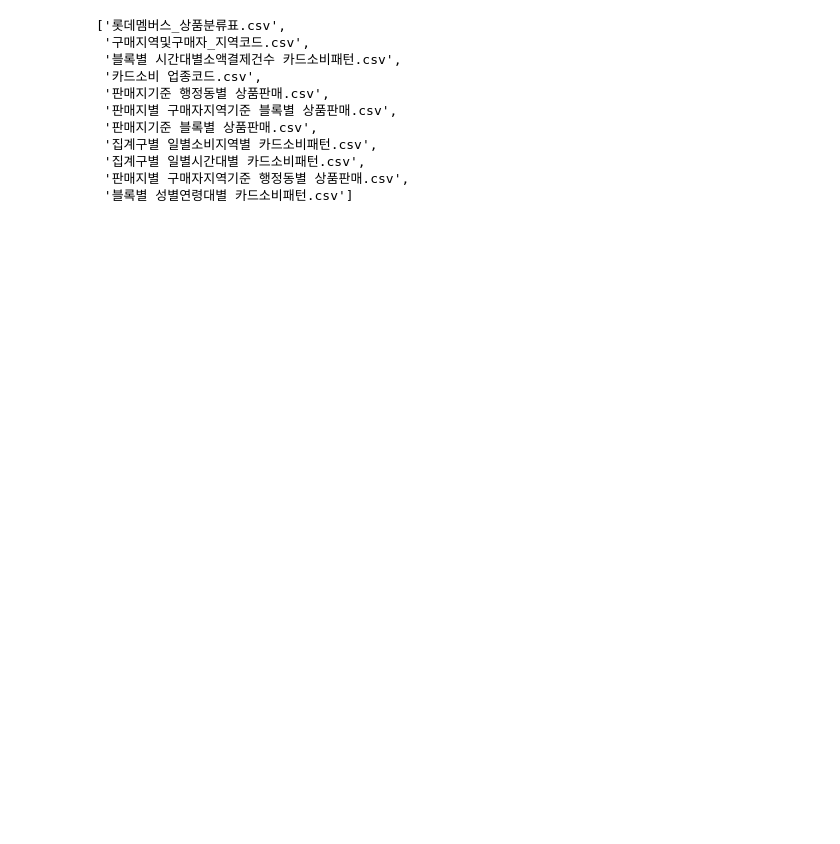
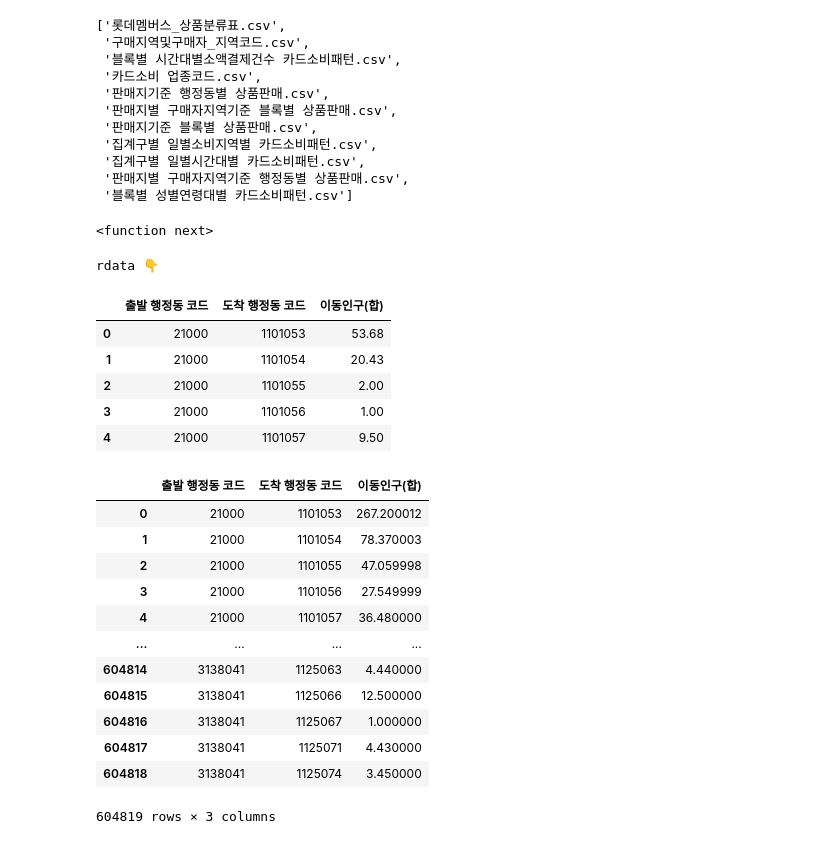
Before and after one commit to Nuung/dacon-seoul-data, a Jupyter notebook: 데이터분석-hyeonwoo.ipynb, the cells around one changed output. Drawn from its saved outputs; the diff is of its cells as text; code cells hidden in the pictures; blank space fills up the shorter version.

```diff
--- a/데이터분석-hyeonwoo.ipynb
+++ b/데이터분석-hyeonwoo.ipynb
@@ -68,3 +75,72 @@ def get_df_from_target_data(file_idx: int):
  '집계구별 일별시간대별 카드소비패턴.csv',
  '판매지별 구매자지역기준 행정동별 상품판매.csv',
  '블록별 성별연령대별 카드소비패턴.csv']
+# %%
+
+# 행정동과, 생활인구 데이터 사전 세팅해두기
+BASE_DATA_LIST = os.listdir("./datas/생활이동_행정동_202206/")
+BASE_DATA_LIST.sort()
+# BASE_DATA_LIST
+행정동코드 = pd.read_csv("./datas/dong_code.csv", index_col = False, encoding='cp949')
+# 행정동코드
+
+# 행정동 기준 이동 인구 예시 데이터
+# pd.read_csv(f"./datas/생활이동_행정동_202206/생활이동_행정동_2022.06_04시.csv", index_col = False, encoding='cp949')
+
+# 목표 "불금 - 토, 13시에서 23시 젊은 층의 이동만 보고 싶다"
+for i, j in enumerate(range(13, 24)):
+    target_file = BASE_DATA_LIST[j]
+    tmp = pd.read_csv(f"./datas/생활이동_행정동_202206/{target_file}", index_col = False, encoding='cp949')
+    idx1 = (tmp['요일'] == '금') | (tmp['요일'] == '토')
+    idx2 = (tmp['나이'] >= 20) & (tmp['나이'] <= 40)    # 나이는 2~40,
+    idx = idx1 & idx2
+    tmp1 = tmp.loc[idx,:] # 필터링한 인덱스 세팅
+
+    # 출발 행정동 코드, 도착 행정동 코드, 이동인구(합)
+    tmp1 = tmp1.iloc[:,[3,4,9]] # 필요한 컬럼의 index 로 세팅해서, 해당 컬럼만 쓰겠다는거
+    idx = tmp1['이동인구(합)']=="*"
+    tmp1['이동인구(합)'][idx] = 1.0 # * 인 값이 있는데, 이동 인구 합을 1로 가정하고 가자
+
+    tmp1['이동인구(합)'] = tmp1['이동인구(합)'].astype('float32') # str -> float 타입 캐스팅해주는 것
+    idx = tmp1['이동인구(합)'] >= 1 # 무조건 이렇게 되어야 하는데, 실수 했는가 싶어서 체크, "< 1" 조건으로 나오는게 0개여야 함
+
+    tmp1 = tmp1.loc[idx,:]
+    tmp1 = tmp1.groupby(['출발 행정동 코드', '도착 행정동 코드'])['이동인구(합)'].sum() # 키와 더할(연산) 값(컬럼) 으로 세팅 후 연산
+    tmp1 = tmp1.reset_index() # 나중에 필요해서 컬럼에 넣어버림
+
+    if i==0: # 최초일때, rdata init
+        rdata = tmp1
+        next
+
+    # next 이후, rdata init 데이터에서 concat
+    rdata = pd.concat([rdata, tmp1], axis = 0)
+
+print("rdata 👇")
+rdata.head()
+
+rdata_L = rdata.groupby(['출발 행정동 코드', '도착 행정동 코드'])['이동인구(합)'].sum() # 시간대별로 다시 그루핑
+rdata_L = rdata_L.reset_index()
+print("rdata_L 👇")
+rdata_L
+# %% [output]
+<function next>
+rdata 👇
+|  | 출발 행정동 코드 | 도착 행정동 코드 | 이동인구(합) |
+| 0 | 21000 | 1101053 | 53.68 |
+| 1 | 21000 | 1101054 | 20.43 |
+| 2 | 21000 | 1101055 | 2.00 |
+| 3 | 21000 | 1101056 | 1.00 |
+| 4 | 21000 | 1101057 | 9.50 |
+|  | 출발 행정동 코드 | 도착 행정동 코드 | 이동인구(합) |
+| 0 | 21000 | 1101053 | 267.200012 |
+| 1 | 21000 | 1101054 | 78.370003 |
+| 2 | 21000 | 1101055 | 47.059998 |
+| 3 | 21000 | 1101056 | 27.549999 |
+| 4 | 21000 | 1101057 | 36.480000 |
+| ... | ... | ... | ... |
+| 604814 | 3138041 | 1125063 | 4.440000 |
+| 604815 | 3138041 | 1125066 | 12.500000 |
+| 604816 | 3138041 | 1125067 | 1.000000 |
+| 604817 | 3138041 | 1125071 | 4.430000 |
+| 604818 | 3138041 | 1125074 | 3.450000 |
+604819 rows × 3 columns
```
Also changed, not shown: parts of 6 cells of this notebook.
